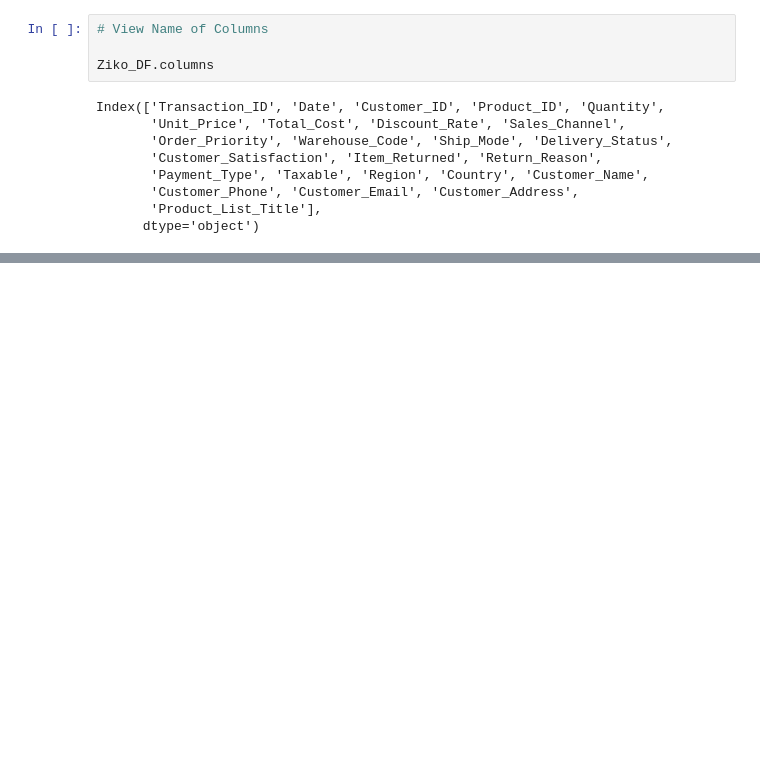
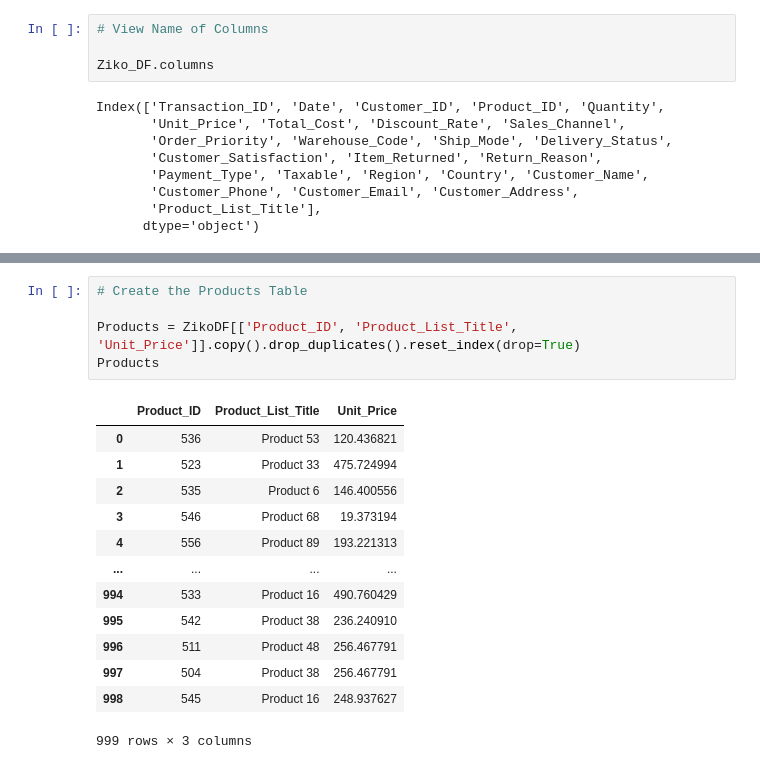
Before and after one commit to kayanbadejo/Ziko_Logistics, a Jupyter notebook: ETL_Pipeline.ipynb, the cells around one changed output, grey strips where cells are left out. Cells and saved outputs as stored; diff of their text form; blank space fills up the shorter version.

```diff
--- a/ETL_Pipeline.ipynb
+++ b/ETL_Pipeline.ipynb
@@ -58,0 +156,19 @@ Index(['Transaction_ID', 'Date', 'Customer_ID', 'Product_ID', 'Quantity',
+# %%
+# Create the Products Table
+
+Products = ZikoDF[['Product_ID', 'Product_List_Title', 'Unit_Price']].copy().drop_duplicates().reset_index(drop=True)
+Products
+# %% [output]
+|  | Product_ID | Product_List_Title | Unit_Price |
+| 0 | 536 | Product 53 | 120.436821 |
+| 1 | 523 | Product 33 | 475.724994 |
+| 2 | 535 | Product 6 | 146.400556 |
+| 3 | 546 | Product 68 | 19.373194 |
+| 4 | 556 | Product 89 | 193.221313 |
+| ... | ... | ... | ... |
+| 994 | 533 | Product 16 | 490.760429 |
+| 995 | 542 | Product 38 | 236.240910 |
+| 996 | 511 | Product 48 | 256.467791 |
+| 997 | 504 | Product 38 | 256.467791 |
+| 998 | 545 | Product 16 | 248.937627 |
+999 rows × 3 columns
```
Also changed, not shown: parts of 13 cells of this notebook, 5 other files.
